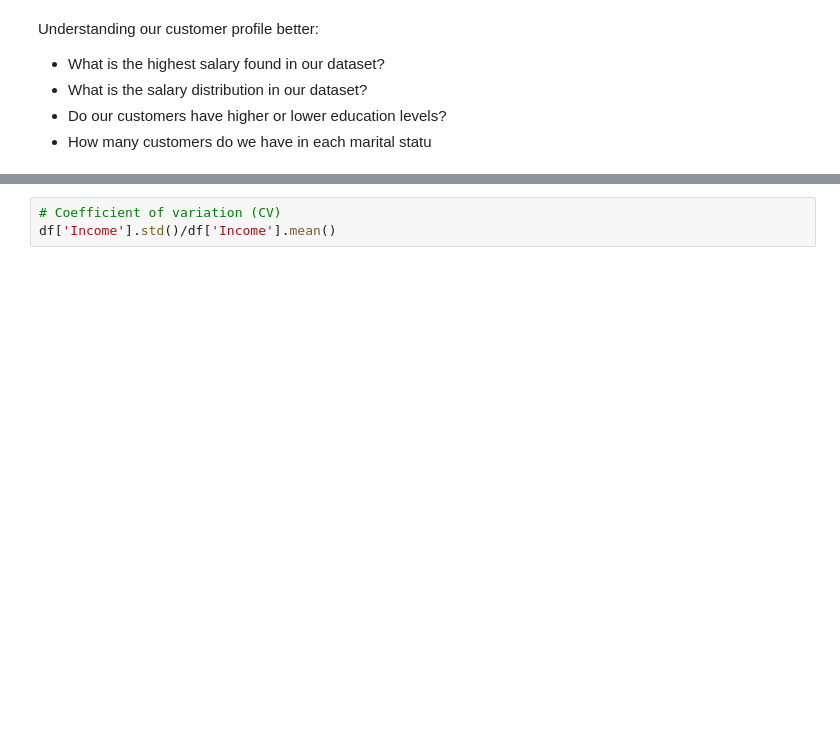
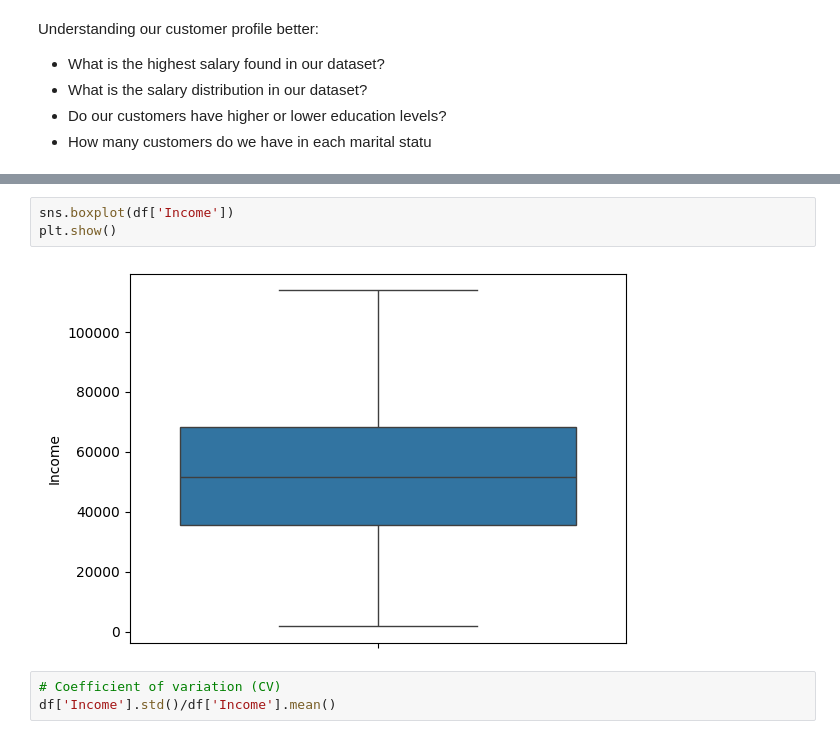
Before and after one commit to luismendoncafsilva/Exploratory-Data-Analysis, a Jupyter notebook: EDA.ipynb, the cells around one changed output, grey strips where cells are left out. Drawn from its saved outputs; the diff is of its cells as text; blank space fills up the shorter version.

```diff
--- a/EDA.ipynb
+++ b/EDA.ipynb
@@ -157,3 +149,8 @@ fig.show()
+# %%
+sns.boxplot(df['Income'])
+plt.show()
+# %% [output]
+[figure, added]
 # %%
 # Coefficient of variation (CV)
 df['Income'].std()/df['Income'].mean()
```
Also changed, not shown: parts of 15 cells of this notebook.
